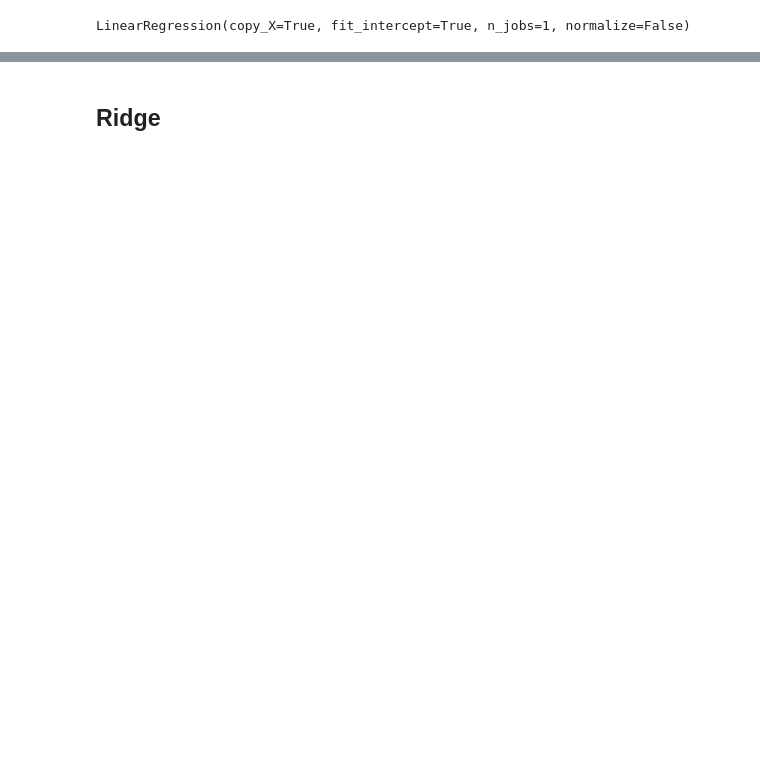
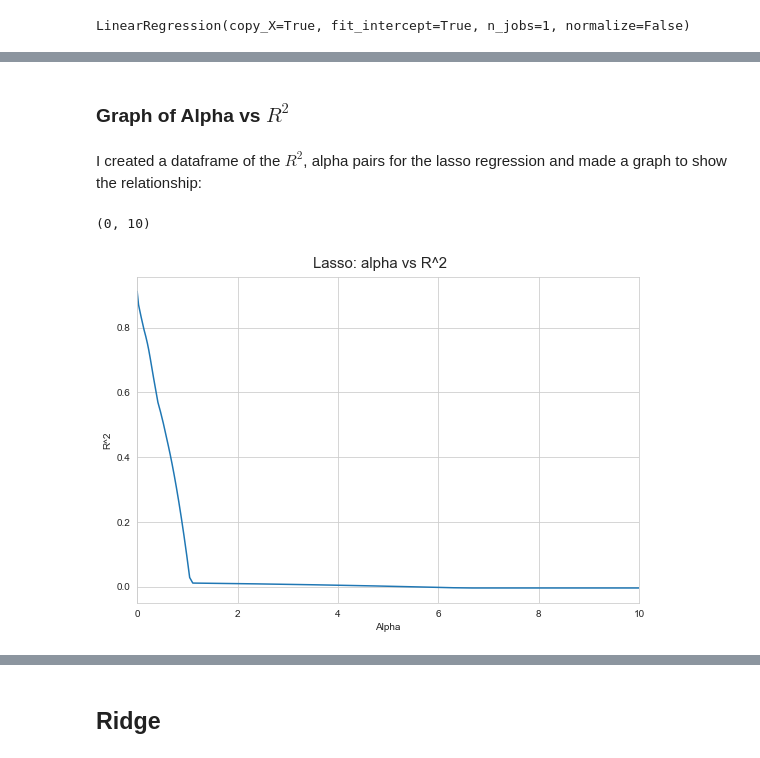
Before and after one commit to agrai1/Predicting-housing-prices, a Jupyter notebook: Housing data - ml stuff - 2.ipynb, the cells around one changed output, grey strips where cells are left out. Cells and saved outputs as stored; diff of their text form; code cells hidden in the pictures; blank space fills up the shorter version.

```diff
--- a/Housing data - ml stuff - 2.ipynb
+++ b/Housing data - ml stuff - 2.ipynb
@@ -55,8 +57,10 @@ metrics.r2_score(y_test, predictions_linear)
 # %%
-r2_lasso = []
-for alpha in np.linspace(0,1.1,num=20000):
-    lasso = linear_model.Lasso(alpha)
+r2_alpha_lasso = [None]*200
+i=0
+for num in np.logspace(-4,1,len(r2_alpha_lasso)):
+    lasso = linear_model.Lasso(alpha=num, random_state=50)
     lasso.fit(X_train, y_train)
     predictions_lasso = lasso.predict(X_test)
-    r2_num = metrics.r2_score(y_test, predictions_lasso)
-    r2_lasso.append([alpha,r2_num])
+    r2 = metrics.r2_score(y_test, predictions_lasso)
+    r2_alpha_lasso[i] = [num, r2]
+    i+=1
@@ -74,0 +77,14 @@ R^2 maximized where:
+# %% [markdown]
+### Graph of Alpha vs $R^2$
+# %% [markdown]
+I created a dataframe of the $R^2$, alpha pairs for the lasso regression and made a graph to show the relationship:
+# %%
+r2_alpha_lasso_df = pd.DataFrame(r2_alpha_lasso,columns=['Alpha','R^2'])
+# %%
+plt.figure(figsize=(9,6))
+plt.figtext(.5,.9,'Lasso: alpha vs R^2', fontsize=15, ha='center')
+sns.lineplot(x='Alpha',y='R^2',data=r2_alpha_lasso_df)
+plt.xlim(0, 10)
+# %% [output]
+(0, 10)
+[figure, added]
```
Also changed, not shown: parts of 52 cells of this notebook.
